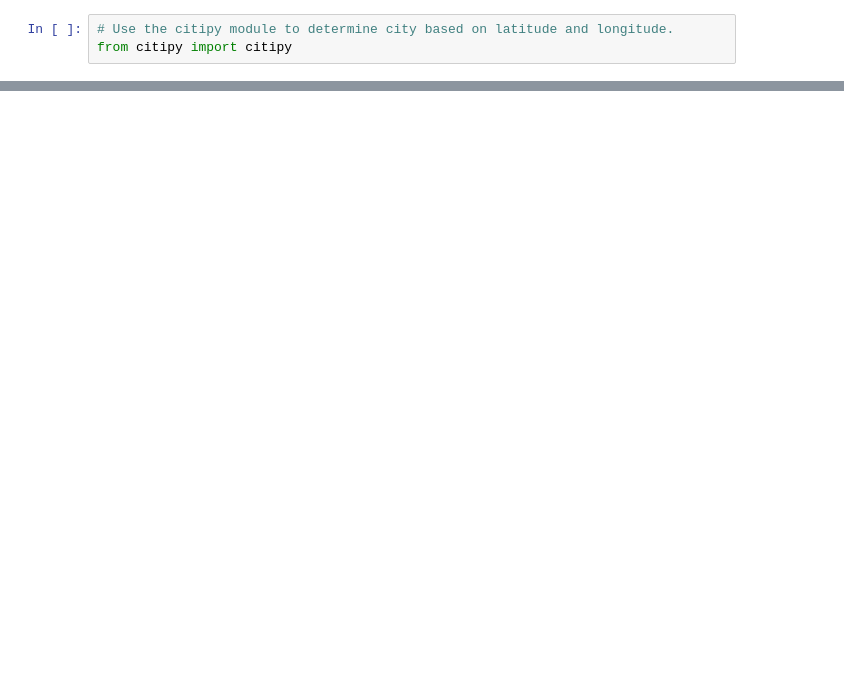
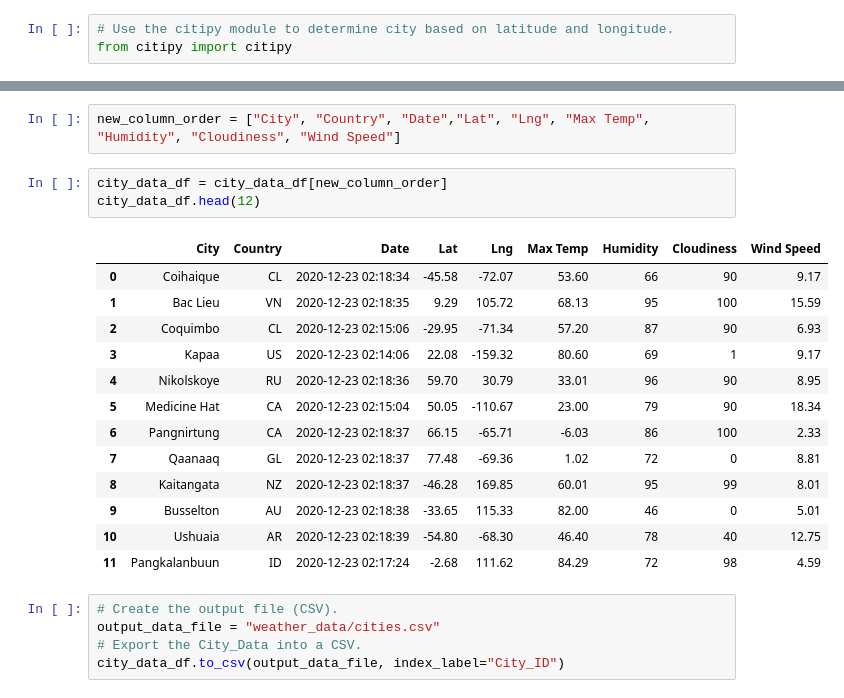
Before and after one commit to AmirO8/World_Weather_Analysis, a Jupyter notebook: WeatherPY.ipynb, the cells around one changed output, grey strips where cells are left out. Cells and saved outputs as stored; diff of their text form; blank space fills up the shorter version.

```diff
--- a/WeatherPY.ipynb
+++ b/WeatherPY.ipynb
@@ -146,0 +286,24 @@ len(cities)
+# %%
+new_column_order = ["City", "Country", "Date","Lat", "Lng", "Max Temp", "Humidity", "Cloudiness", "Wind Speed"]
+# %%
+city_data_df = city_data_df[new_column_order]
+city_data_df.head(12)
+# %% [output]
+|  | City | Country | Date | Lat | Lng | Max Temp | Humidity | Cloudiness | Wind Speed |
+| 0 | Coihaique | CL | 2020-12-23 02:18:34 | -45.58 | -72.07 | 53.60 | 66 | 90 | 9.17 |
+| 1 | Bac Lieu | VN | 2020-12-23 02:18:35 | 9.29 | 105.72 | 68.13 | 95 | 100 | 15.59 |
+| 2 | Coquimbo | CL | 2020-12-23 02:15:06 | -29.95 | -71.34 | 57.20 | 87 | 90 | 6.93 |
+| 3 | Kapaa | US | 2020-12-23 02:14:06 | 22.08 | -159.32 | 80.60 | 69 | 1 | 9.17 |
+| 4 | Nikolskoye | RU | 2020-12-23 02:18:36 | 59.70 | 30.79 | 33.01 | 96 | 90 | 8.95 |
+| 5 | Medicine Hat | CA | 2020-12-23 02:15:04 | 50.05 | -110.67 | 23.00 | 79 | 90 | 18.34 |
+| 6 | Pangnirtung | CA | 2020-12-23 02:18:37 | 66.15 | -65.71 | -6.03 | 86 | 100 | 2.33 |
+| 7 | Qaanaaq | GL | 2020-12-23 02:18:37 | 77.48 | -69.36 | 1.02 | 72 | 0 | 8.81 |
+| 8 | Kaitangata | NZ | 2020-12-23 02:18:37 | -46.28 | 169.85 | 60.01 | 95 | 99 | 8.01 |
+| 9 | Busselton | AU | 2020-12-23 02:18:38 | -33.65 | 115.33 | 82.00 | 46 | 0 | 5.01 |
+| 10 | Ushuaia | AR | 2020-12-23 02:18:39 | -54.80 | -68.30 | 46.40 | 78 | 40 | 12.75 |
+| 11 | Pangkalanbuun | ID | 2020-12-23 02:17:24 | -2.68 | 111.62 | 84.29 | 72 | 98 | 4.59 |
+# %%
+# Create the output file (CSV).
+output_data_file = "weather_data/cities.csv"
+# Export the City_Data into a CSV.
+city_data_df.to_csv(output_data_file, index_label="City_ID")
```
Also changed, not shown: parts of 21 cells of this notebook, 4 other files.
